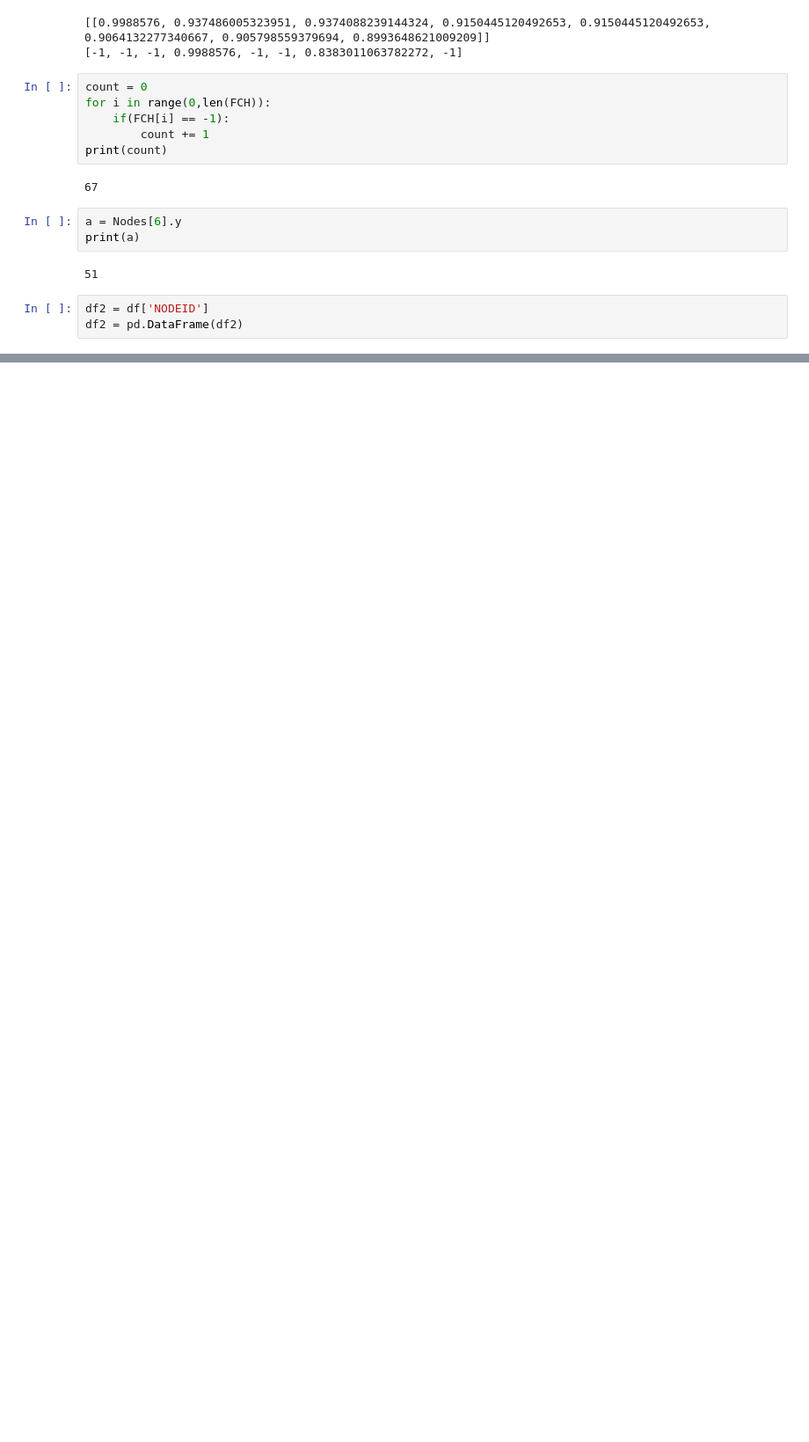
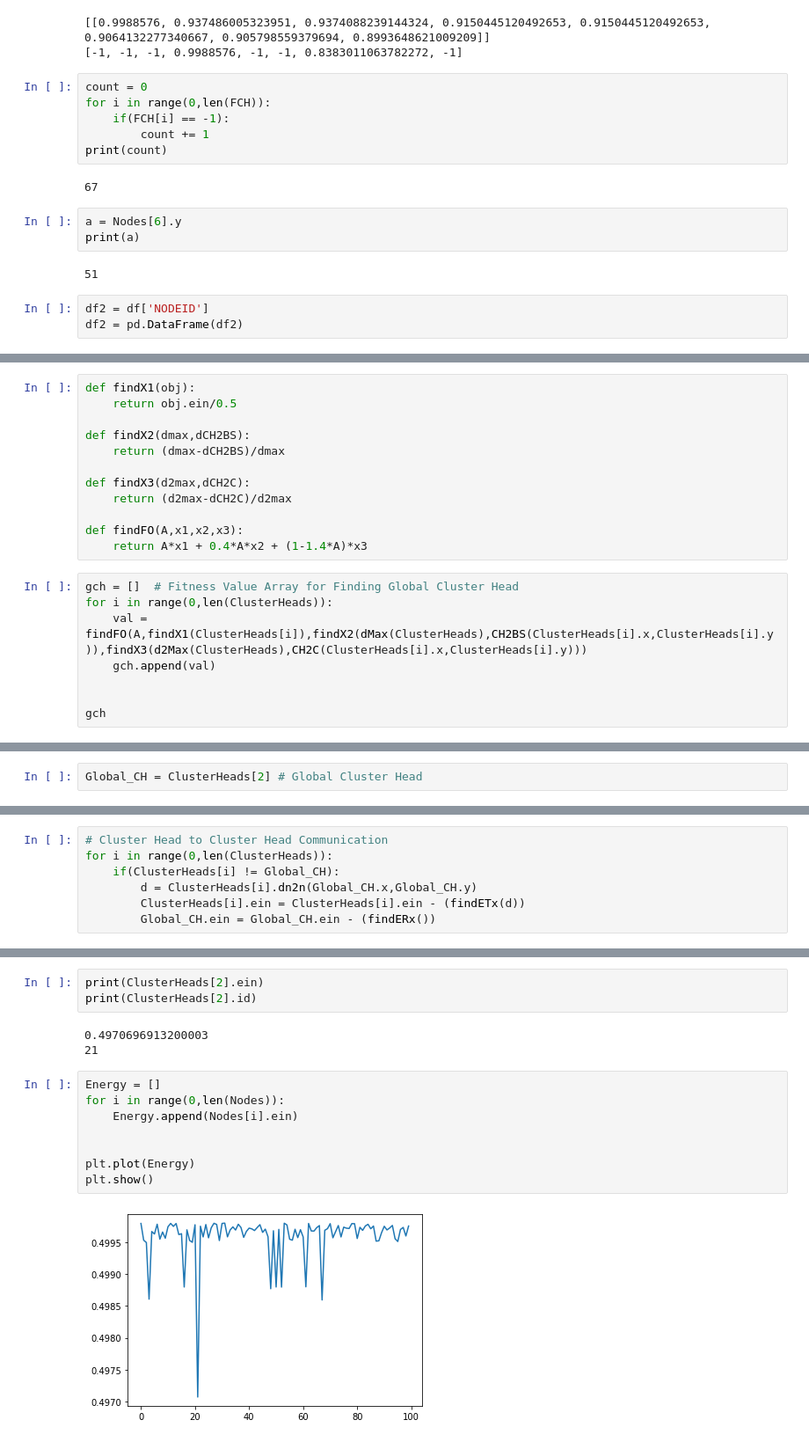
Before and after one commit to goyalgitesh/ResearchWorkWSN, a Jupyter notebook: ImplementedGWO/OurWork.ipynb, the cells around one changed output, grey strips where cells are left out. Shown at 88% size. Drawn from its saved outputs; the diff is of its cells as text; blank space fills up the shorter version.

```diff
--- a/ImplementedGWO/OurWork.ipynb
+++ b/ImplementedGWO/OurWork.ipynb
@@ -253,0 +633,20 @@ df2.tail(50)
+# %%
+def findX1(obj):
+    return obj.ein/0.5
+
+def findX2(dmax,dCH2BS):
+    return (dmax-dCH2BS)/dmax
+
+def findX3(d2max,dCH2C):
+    return (d2max-dCH2C)/d2max
+
+def findFO(A,x1,x2,x3):
+    return A*x1 + 0.4*A*x2 + (1-1.4*A)*x3
+# %%
+gch = []  # Fitness Value Array for Finding Global Cluster Head
+for i in range(0,len(ClusterHeads)):
+    val = findFO(A,findX1(ClusterHeads[i]),findX2(dMax(ClusterHeads),CH2BS(ClusterHeads[i].x,ClusterHeads[i].y)),findX3(d2Max(ClusterHeads),CH2C(ClusterHeads[i].x,ClusterHeads[i].y)))
+    gch.append(val)
+
+
+gch
@@ -253,0 +662,2 @@ df2.tail(50)
+# %%
+Global_CH = ClusterHeads[2] # Global Cluster Head
@@ -253,0 +666,7 @@ df2.tail(50)
+# %%
+# Cluster Head to Cluster Head Communication
+for i in range(0,len(ClusterHeads)):
+    if(ClusterHeads[i] != Global_CH):
+        d = ClusterHeads[i].dn2n(Global_CH.x,Global_CH.y)
+        ClusterHeads[i].ein = ClusterHeads[i].ein - (findETx(d))
+        Global_CH.ein = Global_CH.ein - (findERx())
@@ -253,0 +677,16 @@ df2.tail(50)
+# %%
+print(ClusterHeads[2].ein)
+print(ClusterHeads[2].id)
+# %% [output]
+0.4970696913200003
+21
+# %%
+Energy = []
+for i in range(0,len(Nodes)):
+    Energy.append(Nodes[i].ein)
+
+
+plt.plot(Energy)
+plt.show()
+# %% [output]
+[figure, added]
```
Also changed, not shown: parts of 39 cells of this notebook, 10 other files.
